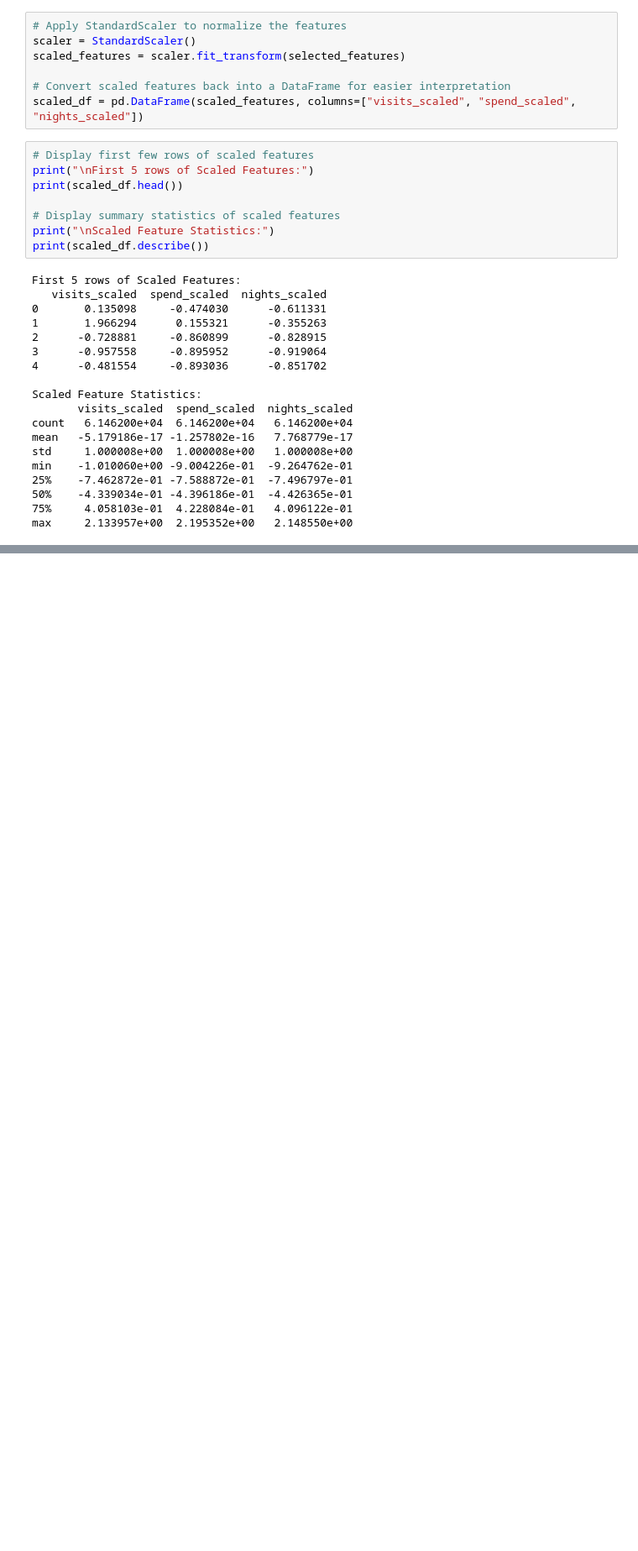
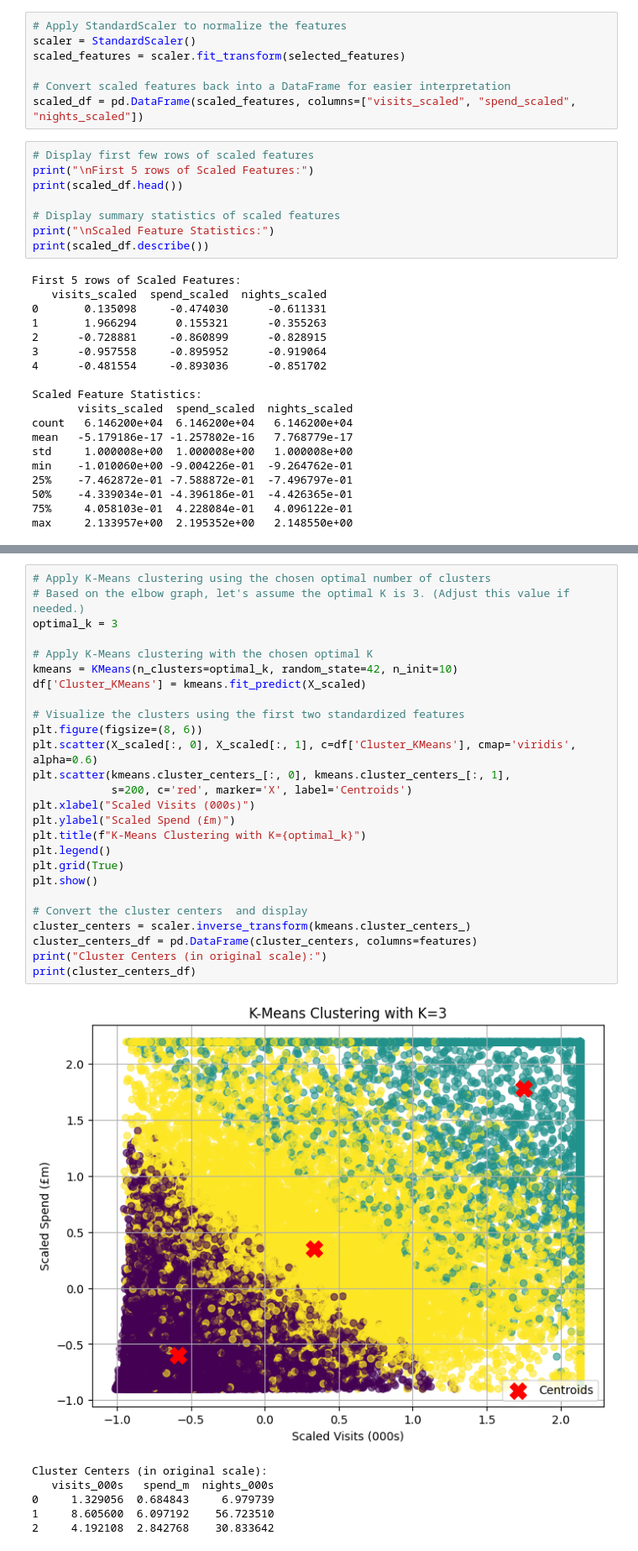
Before and after one commit to narender5162/Project-Data-science-imp, a Jupyter notebook: Project_Data_Science_impo.ipynb, the cells around one changed output, grey strips where cells are left out. Shown at 84% size. Cells and saved outputs as stored; diff of their text form; blank space fills up the shorter version.

```diff
--- a/Project_Data_Science_impo.ipynb
+++ b/Project_Data_Science_impo.ipynb
@@ -442,0 +498,33 @@ max     2.133957e+00  2.195352e+00   2.148550e+00
+# %%
+# Apply K-Means clustering using the chosen optimal number of clusters
+# Based on the elbow graph, let's assume the optimal K is 3. (Adjust this value if needed.)
+optimal_k = 3
+
+# Apply K-Means clustering with the chosen optimal K
+kmeans = KMeans(n_clusters=optimal_k, random_state=42, n_init=10)
+df['Cluster_KMeans'] = kmeans.fit_predict(X_scaled)
+
+# Visualize the clusters using the first two standardized features
+plt.figure(figsize=(8, 6))
+plt.scatter(X_scaled[:, 0], X_scaled[:, 1], c=df['Cluster_KMeans'], cmap='viridis', alpha=0.6)
+plt.scatter(kmeans.cluster_centers_[:, 0], kmeans.cluster_centers_[:, 1],
+            s=200, c='red', marker='X', label='Centroids')
+plt.xlabel("Scaled Visits (000s)")
+plt.ylabel("Scaled Spend (£m)")
+plt.title(f"K-Means Clustering with K={optimal_k}")
+plt.legend()
+plt.grid(True)
+plt.show()
+
+# Convert the cluster centers  and display
+cluster_centers = scaler.inverse_transform(kmeans.cluster_centers_)
+cluster_centers_df = pd.DataFrame(cluster_centers, columns=features)
+print("Cluster Centers (in original scale):")
+print(cluster_centers_df)
+# %% [output]
+[figure, added]
+Cluster Centers (in original scale):
+   visits_000s   spend_m  nights_000s
+0     1.329056  0.684843     6.979739
+1     8.605600  6.097192    56.723510
+2     4.192108  2.842768    30.833642
```
Also changed, not shown: parts of 5 cells of this notebook.
